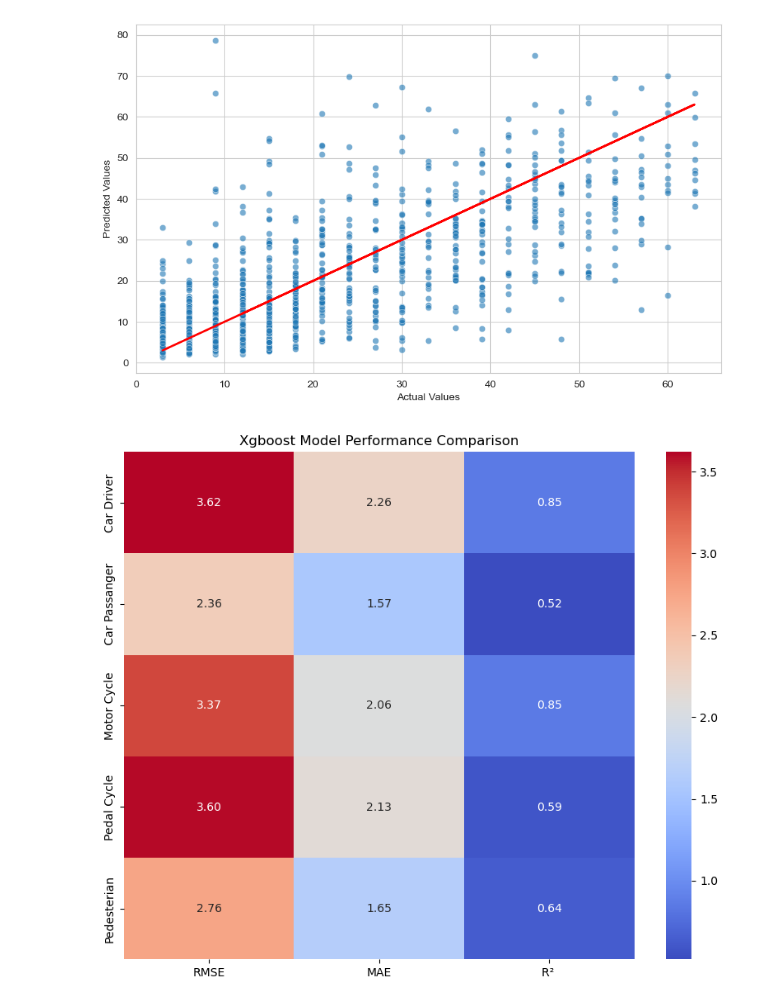
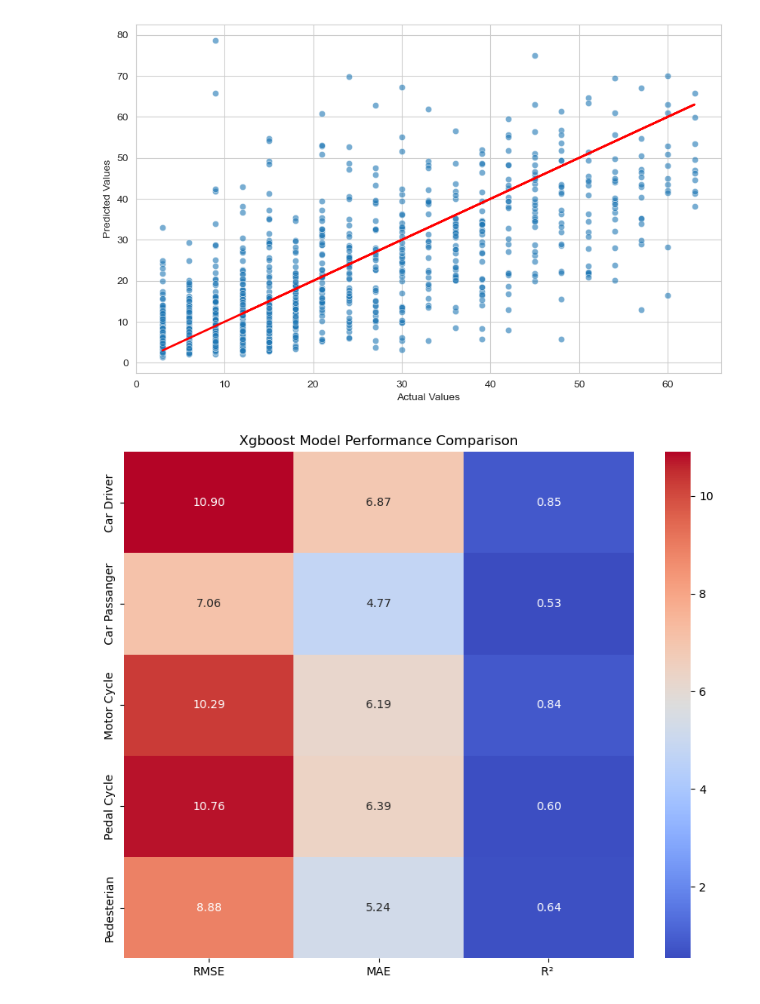
Before and after one commit to mraminamiri/National_Accident, a Jupyter notebook: Xgboost poison regression sever.ipynb, the cells around one changed output. Drawn from its saved outputs; the diff is of its cells as text; code cells hidden in the pictures.

```diff
--- a/Xgboost poison regression sever.ipynb
+++ b/Xgboost poison regression sever.ipynb
@@ -997,23 +997,23 @@ plt.show()
 # %%
 import seaborn as sns
 import matplotlib.pyplot as plt
 import numpy as np
 
 # فرض کنید که مقادیر MSE، MAE و R² برای هر پنج مدل را دارید
-mse_values = [3.62, 2.36, 3.37, 3.6, 2.76]
-mae_values = [2.26, 1.57, 2.06, 2.13, 1.65]
-r2_values = [0.85, 0.52, 0.85,0.59,  0.64]
+mse_values = [10.9, 7.06,  10.29, 10.76, 8.88]
+mae_values = [6.87, 4.77, 6.19, 6.39, 5.24]
+r2_values = [0.85, 0.53, 0.84,0.60,  0.64]
 
 # ایجاد داده‌ها برای هیت مپ
 metrics = ['Car Driver', ' Car Passanger ', 'Motor Cycle', 'Pedal Cycle', 'Pedesterian']
 models = ['RMSE', 'MAE', 'R² ']
 data = np.array([mse_values, mae_values, r2_values]).T
 #metrics
 # ایجاد هیت مپ
 plt.figure(figsize=(10, 8))
 heatmap = sns.heatmap(data, annot=True, fmt='.2f', xticklabels=models, yticklabels=metrics, cmap='coolwarm')
 heatmap.set_title('Xgboost Model Performance Comparison')
 
 plt.show()
 # %% [output]
-[figure, old version]
+[figure, new version]
```
Also changed, not shown: parts of 2 cells of this notebook, 1 other file.
